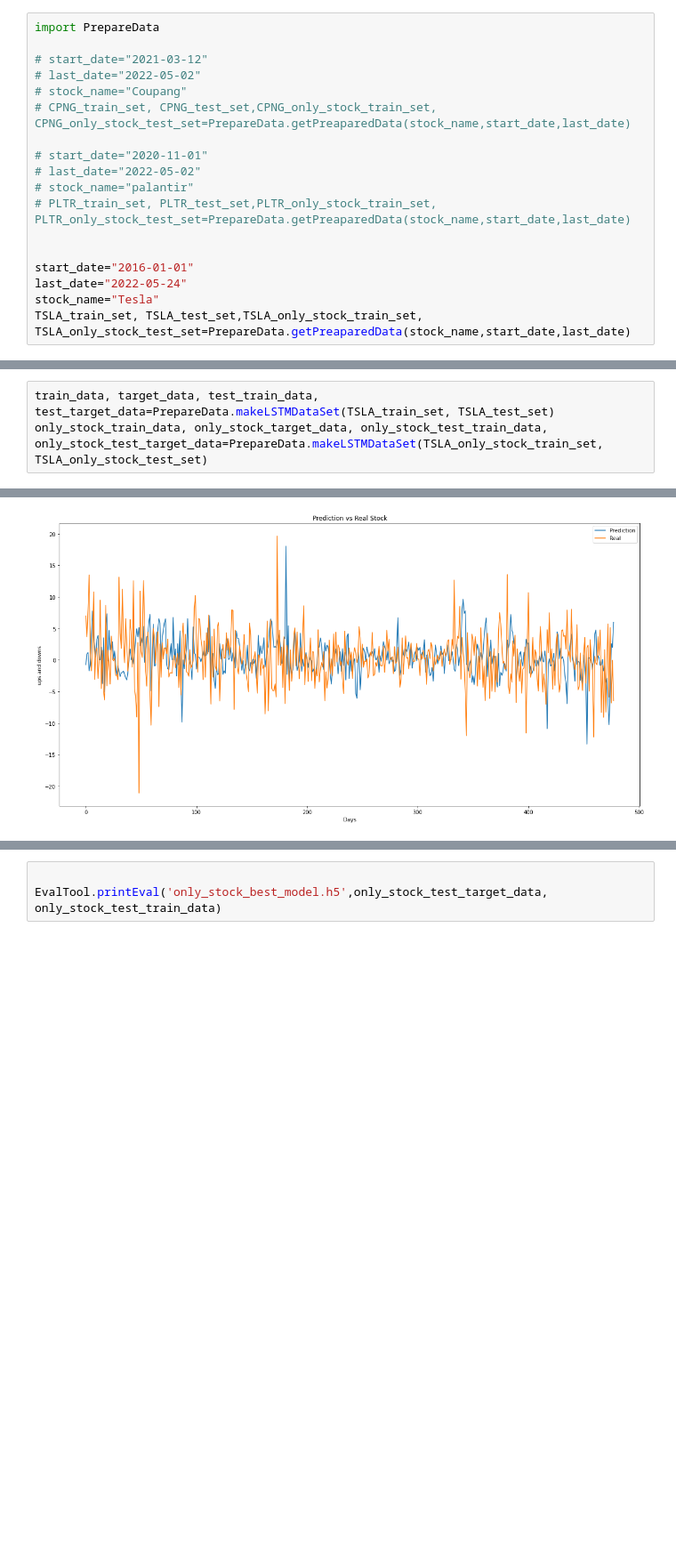
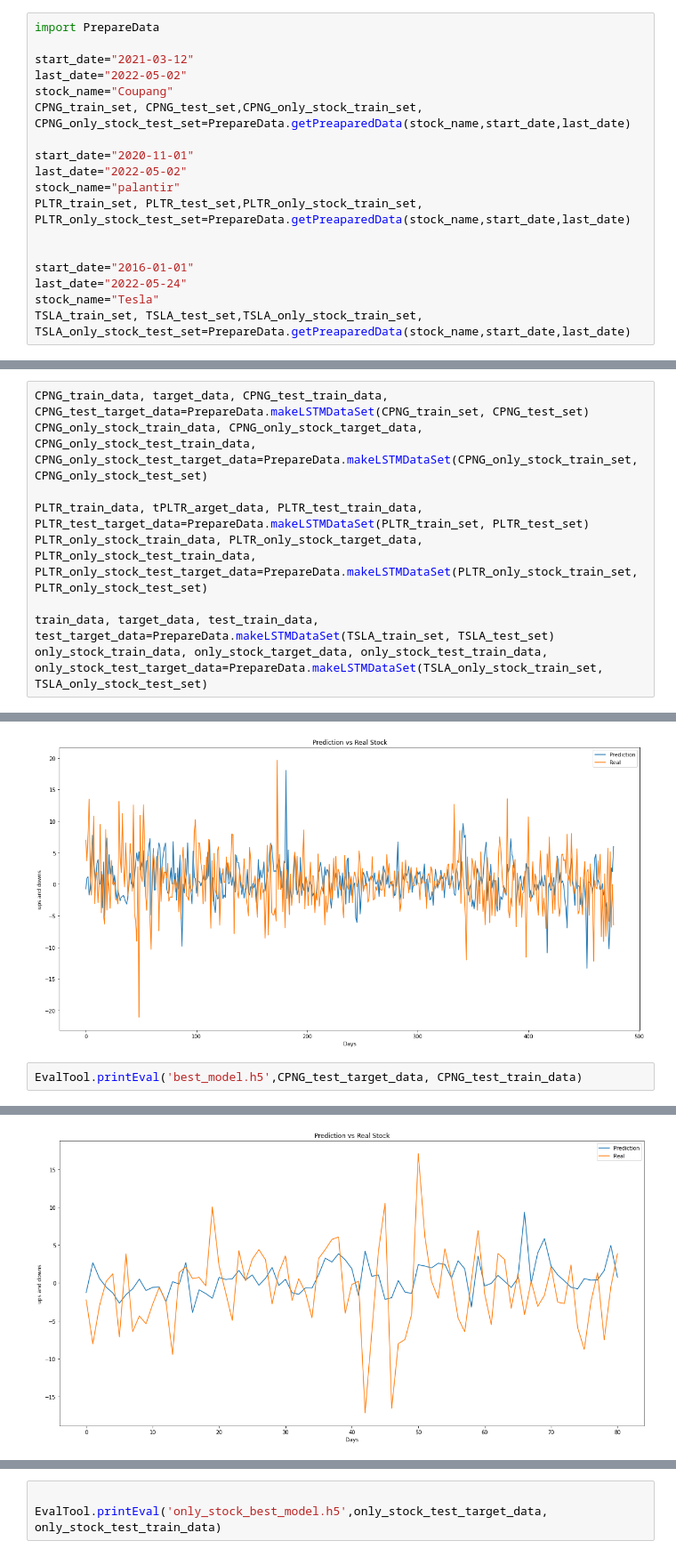
Before and after one commit to googoogoobab/recommend_stock, a Jupyter notebook: StockPredict.ipynb, the cells around one changed output, grey strips where cells are left out. Shown at 89% size. Saved outputs shown, nothing was run; the diff lists cells and outputs as text; blank space fills up the shorter version.

Commit message:
all stock reduce feature

```diff
--- a/StockPredict.ipynb
+++ b/StockPredict.ipynb
@@ -1,15 +1,15 @@
 # %%
 import PrepareData
 
-# start_date="2021-03-12"
-# last_date="2022-05-02"
-# stock_name="Coupang"
-# CPNG_train_set, CPNG_test_set,CPNG_only_stock_train_set, CPNG_only_stock_test_set=PrepareData.getPreaparedData(stock_name,start_date,last_date)
+start_date="2021-03-12"
+last_date="2022-05-02"
+stock_name="Coupang"
+CPNG_train_set, CPNG_test_set,CPNG_only_stock_train_set, CPNG_only_stock_test_set=PrepareData.getPreaparedData(stock_name,start_date,last_date)
 
-# start_date="2020-11-01"
-# last_date="2022-05-02"
-# stock_name="palantir"
-# PLTR_train_set, PLTR_test_set,PLTR_only_stock_train_set, PLTR_only_stock_test_set=PrepareData.getPreaparedData(stock_name,start_date,last_date)
+start_date="2020-11-01"
+last_date="2022-05-02"
+stock_name="palantir"
+PLTR_train_set, PLTR_test_set,PLTR_only_stock_train_set, PLTR_only_stock_test_set=PrepareData.getPreaparedData(stock_name,start_date,last_date)
 
 
 start_date="2016-01-01"
@@ -24,6 +24,12 @@ Index(['Open', 'High', 'Low', 'Close', 'Adj Close', 'Volume', 'tw_count',
        'tw_ratio_neg'],
       dtype='object')
 # %%
+CPNG_train_data, target_data, CPNG_test_train_data, CPNG_test_target_data=PrepareData.makeLSTMDataSet(CPNG_train_set, CPNG_test_set)
+CPNG_only_stock_train_data, CPNG_only_stock_target_data, CPNG_only_stock_test_train_data, CPNG_only_stock_test_target_data=PrepareData.makeLSTMDataSet(CPNG_only_stock_train_set, CPNG_only_stock_test_set)
+
+PLTR_train_data, tPLTR_arget_data, PLTR_test_train_data, PLTR_test_target_data=PrepareData.makeLSTMDataSet(PLTR_train_set, PLTR_test_set)
+PLTR_only_stock_train_data, PLTR_only_stock_target_data, PLTR_only_stock_test_train_data, PLTR_only_stock_test_target_data=PrepareData.makeLSTMDataSet(PLTR_only_stock_train_set, PLTR_only_stock_test_set)
+
 train_data, target_data, test_train_data, test_target_data=PrepareData.makeLSTMDataSet(TSLA_train_set, TSLA_test_set)
 only_stock_train_data, only_stock_target_data, only_stock_test_train_data, only_stock_test_target_data=PrepareData.makeLSTMDataSet(TSLA_only_stock_train_set, TSLA_only_stock_test_set)
 # %%
@@ -82,3 +88,6 @@ MSE Error is 26.628895213536673
 52.09205020920502 %
 239.35584561959155 $
 [figure]
+# %%
+EvalTool.printEval('best_model.h5',CPNG_test_target_data, CPNG_test_train_data)
+# %% [output]
@@ -84,0 +98 @@ MSE Error is 26.628895213536673
+[figure, added]
```
Also changed, not shown: parts of 4 cells of this notebook.
